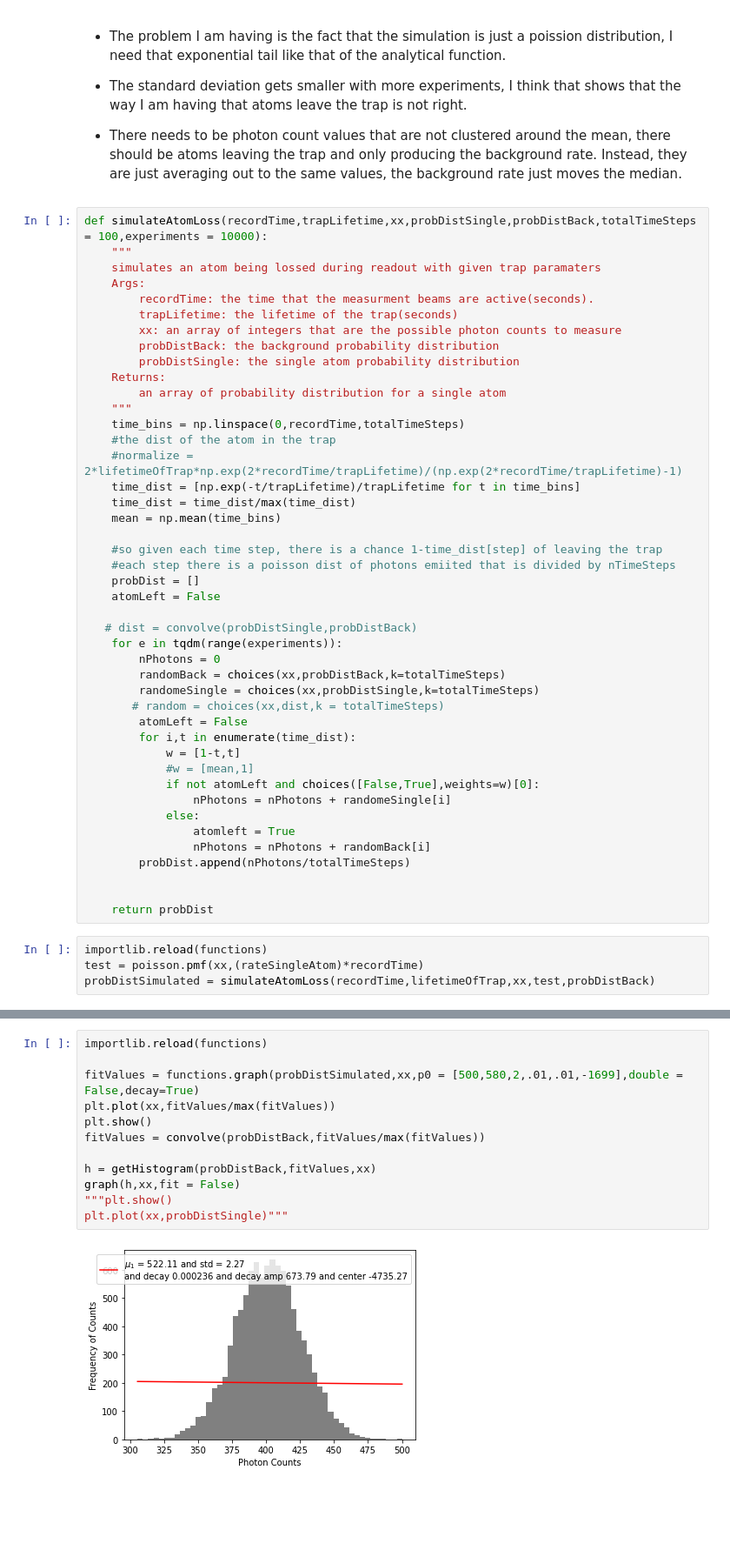
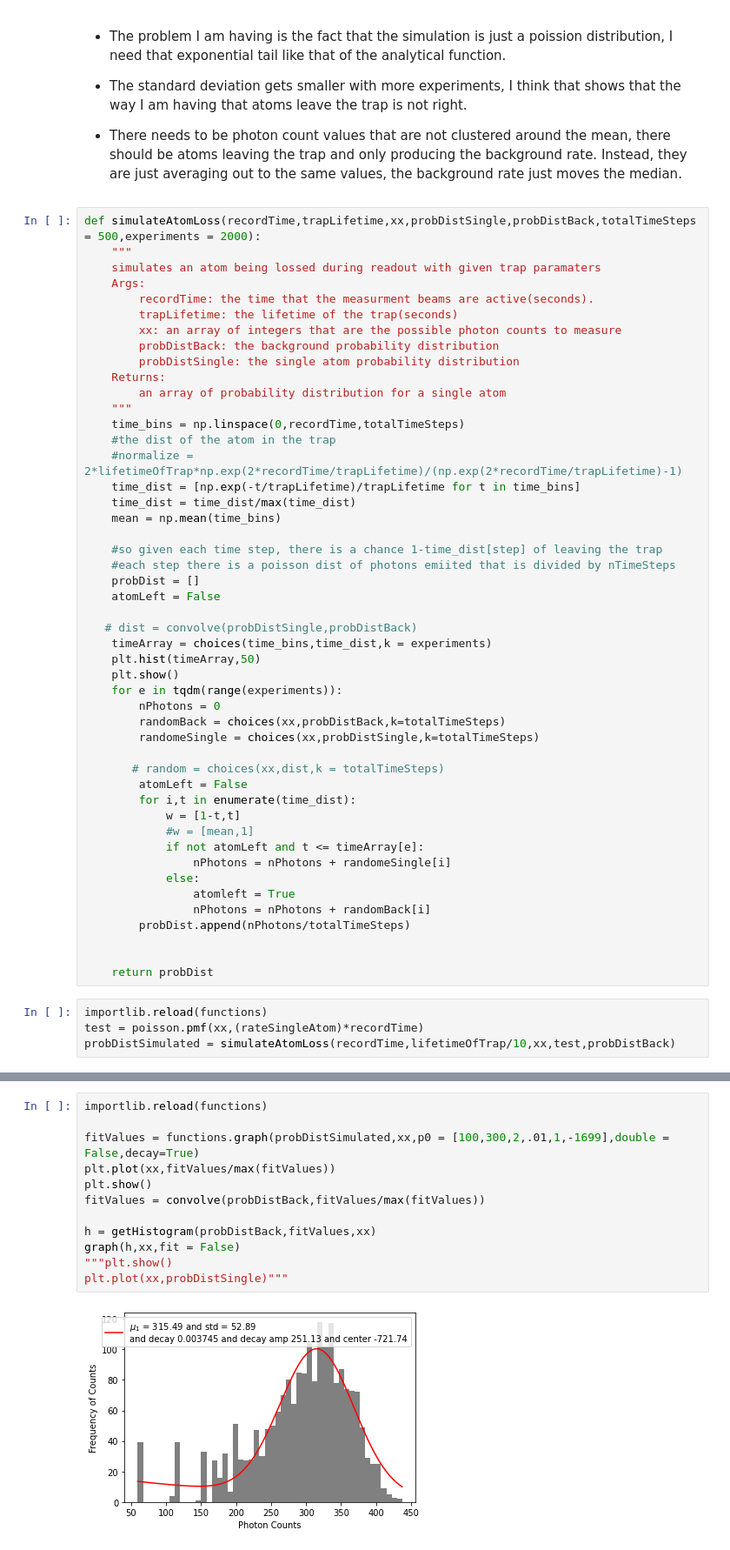
Before and after one commit to bpnordin/PhotonCount, a Jupyter notebook: Test.ipynb, the cells around one changed output, grey strips where cells are left out. Shown: that part at 87% size. Drawn from its saved outputs; the diff is of its cells as text; blank space fills up the shorter version.

```diff
--- a/Test.ipynb
+++ b/Test.ipynb
@@ -49,7 +49,7 @@ The integration takes a long time, this is my attempt at simulating atom loss du
 
 * There needs to be photon count values that are not clustered around the mean, there should be atoms leaving the trap and only producing the background rate. Instead, they are just averaging out to the same values, the background rate just moves the median.
 # %%
-def simulateAtomLoss(recordTime,trapLifetime,xx,probDistSingle,probDistBack,totalTimeSteps = 100,experiments = 10000):
+def simulateAtomLoss(recordTime,trapLifetime,xx,probDistSingle,probDistBack,totalTimeSteps = 500,experiments = 2000):
     """
     simulates an atom being lossed during readout with given trap paramaters
     Args:
@@ -74,16 +74,20 @@ def simulateAtomLoss(recordTime,trapLifetime,xx,probDistSingle,probDistBack,tota
     atomLeft = False
 
    # dist = convolve(probDistSingle,probDistBack)
+    timeArray = choices(time_bins,time_dist,k = experiments)
+    plt.hist(timeArray,50)
+    plt.show()
     for e in tqdm(range(experiments)):
         nPhotons = 0
         randomBack = choices(xx,probDistBack,k=totalTimeSteps)
         randomeSingle = choices(xx,probDistSingle,k=totalTimeSteps)
+
        # random = choices(xx,dist,k = totalTimeSteps)
         atomLeft = False
         for i,t in enumerate(time_dist):
             w = [1-t,t]
             #w = [mean,1]
-            if not atomLeft and choices([False,True],weights=w)[0]:
+            if not atomLeft and t <= timeArray[e]:
                 nPhotons = nPhotons + randomeSingle[i]
             else:
                 atomleft = True
@@ -95,4 +99,4 @@ def simulateAtomLoss(recordTime,trapLifetime,xx,probDistSingle,probDistBack,tota
 # %%
 importlib.reload(functions)
 test = poisson.pmf(xx,(rateSingleAtom)*recordTime)
-probDistSimulated = simulateAtomLoss(recordTime,lifetimeOfTrap,xx,test,probDistBack)
+probDistSimulated = simulateAtomLoss(recordTime,lifetimeOfTrap/10,xx,test,probDistBack)
@@ -99,14 +105,14 @@ probDistSimulated = simulateAtomLoss(recordTime,lifetimeOfTrap,xx,test,probDistB
 # %%
 importlib.reload(functions)
 
-fitValues = functions.graph(probDistSimulated,xx,p0 = [500,580,2,.01,.01,-1699],double = False,decay=True)
+fitValues = functions.graph(probDistSimulated,xx,p0 = [100,300,2,.01,1,-1699],double = False,decay=True)
 plt.plot(xx,fitValues/max(fitValues))
 plt.show()
 fitValues = convolve(probDistBack,fitValues/max(fitValues))
 
 h = getHistogram(probDistBack,fitValues,xx)
 graph(h,xx,fit = False)
 """plt.show()
 plt.plot(xx,probDistSingle)"""
 # %% [output]
-[figure, old version]
+[figure, new version]
```
Also changed, not shown: parts of 2 cells of this notebook.
